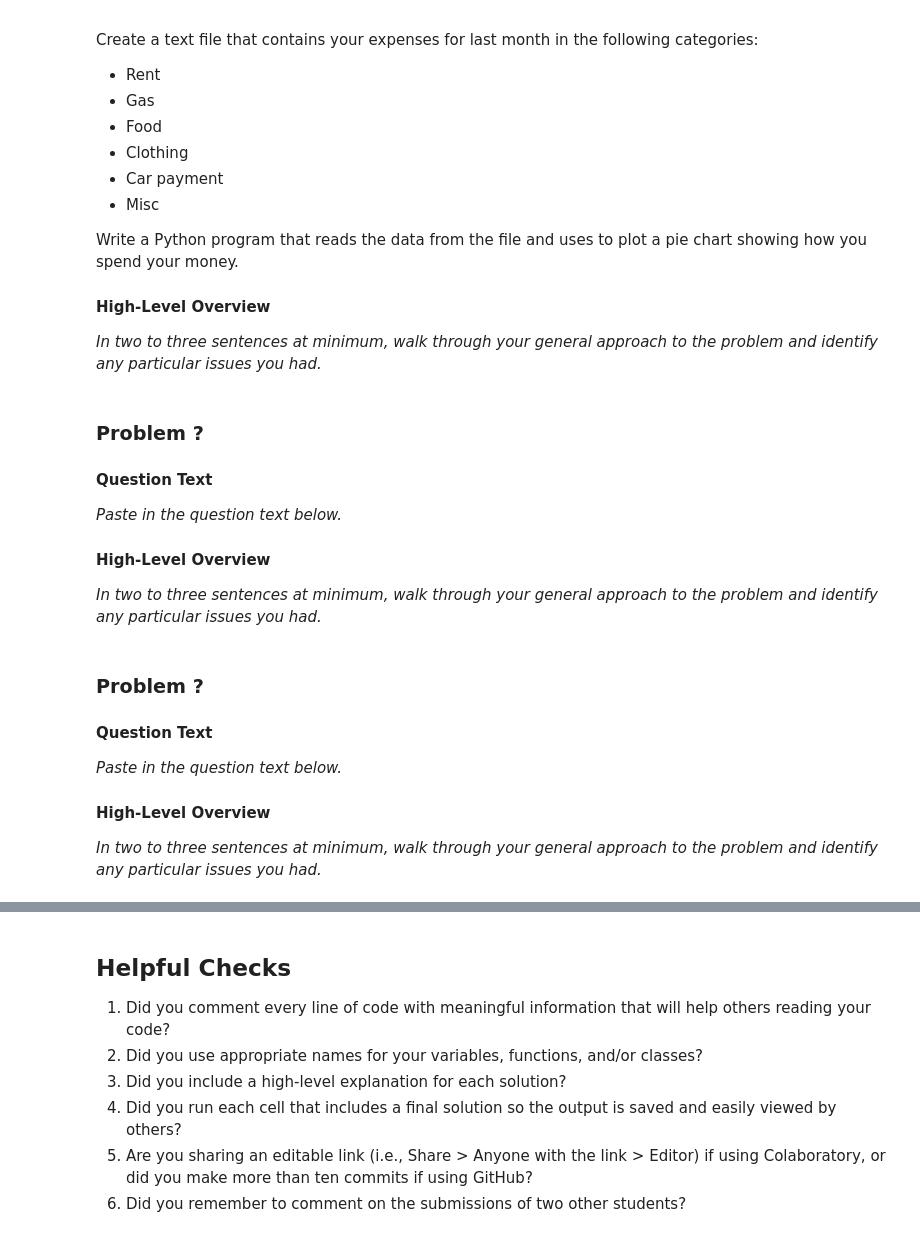
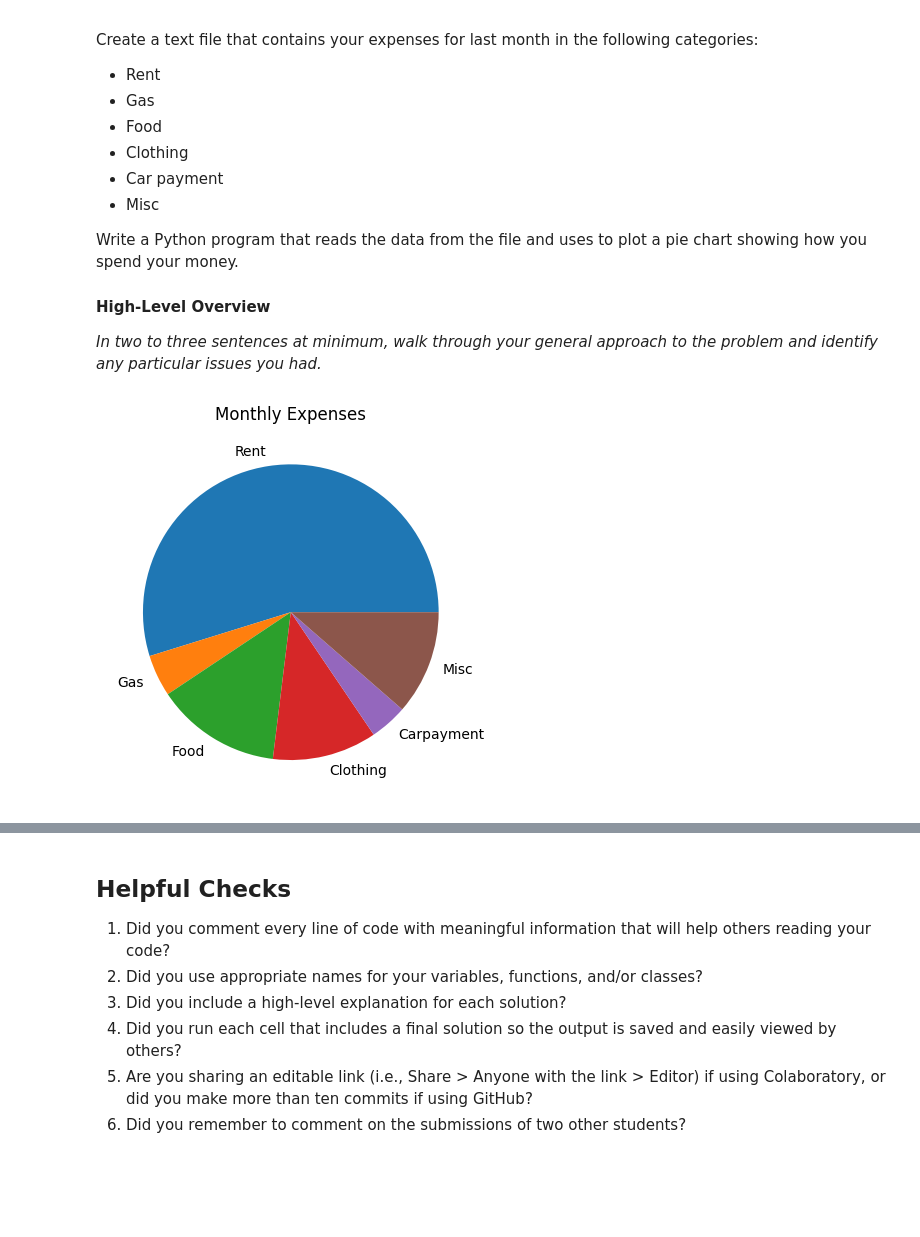
Before and after one commit to BrandonHill0927/Intro_To_Python, a Jupyter notebook: Week7/GeneralCodingSetTemplate.ipynb, the cells around one changed output, grey strips where cells are left out. Saved outputs shown, nothing was run; the diff lists cells and outputs as text; code cells hidden in the pictures; blank space fills up the shorter version.

```diff
--- a/Week7/GeneralCodingSetTemplate.ipynb
+++ b/Week7/GeneralCodingSetTemplate.ipynb
@@ -144,10 +138,0 @@ from matplotlib import pyplot as plt
-# %% [markdown]
-### Problem **?**
-
-#### Question Text
-
-*Paste in the question text below.*
-
-#### High-Level Overview
-
-*In two to three sentences at minimum, walk through your general approach to the problem and identify any particular issues you had.*
@@ -158,10 +138,0 @@ from matplotlib import pyplot as plt
-# %% [markdown]
-### Problem **?**
-
-#### Question Text
-
-*Paste in the question text below.*
-
-#### High-Level Overview
-
-*In two to three sentences at minimum, walk through your general approach to the problem and identify any particular issues you had.*
@@ -171,0 +139,40 @@ from matplotlib import pyplot as plt
+# %%
+
+# I begin with importing matplotlib required for the problem
+from matplotlib import pyplot as plt
+#  I then create the main steps for the program
+def main():
+    # I open the file needed for the loop
+    expensefile= open('expenses.txt', 'r')
+    # I then create a list to store the values from the file
+    expenses=[]
+    labels=[]
+    # read file
+    for line in expensefile:
+        # removed spaces
+        line = line.strip()
+        # if statement for empty lines
+        if line =='':
+            # skip empty spaces
+            continue
+        # determine which value you is on which side of the file
+        label_part, value_part = line.split('=', 1)
+        # seperate label
+        label=label_part.strip()
+        # seperate value
+        amount = float(value_part.strip())
+        # add labels to list
+        labels.append(label)
+        # add amounts to list
+        expenses.append(amount)
+        # close file
+    expensefile.close()
+    # create pie chart
+    plt.pie(expenses, labels=labels)
+    # add titles to chart
+    plt.title('Monthly Expenses')
+    # display the chart
+    plt.show()
+main()
+# %% [output]
+[figure, added]
```
Also changed, not shown: parts of 7 cells of this notebook, 1 other file.
